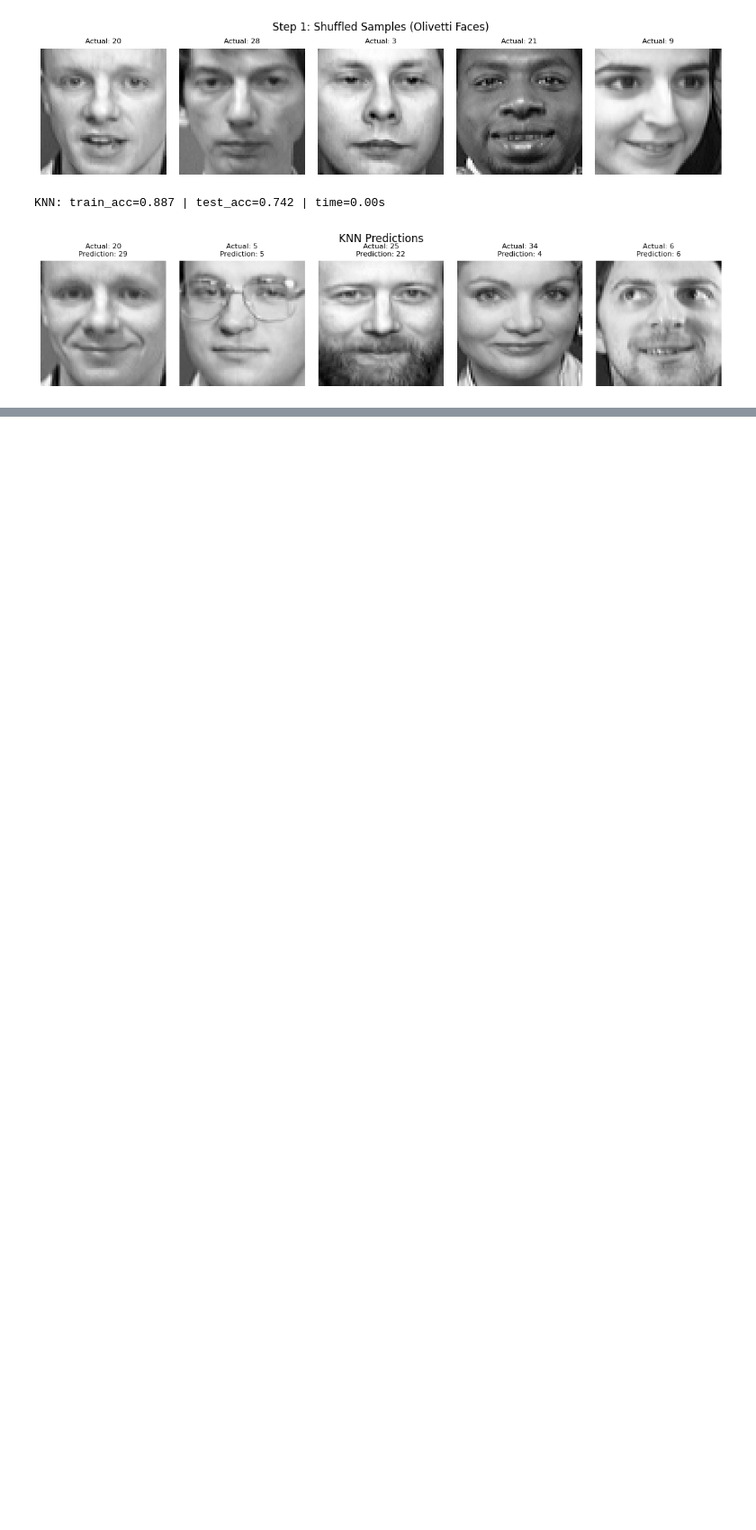
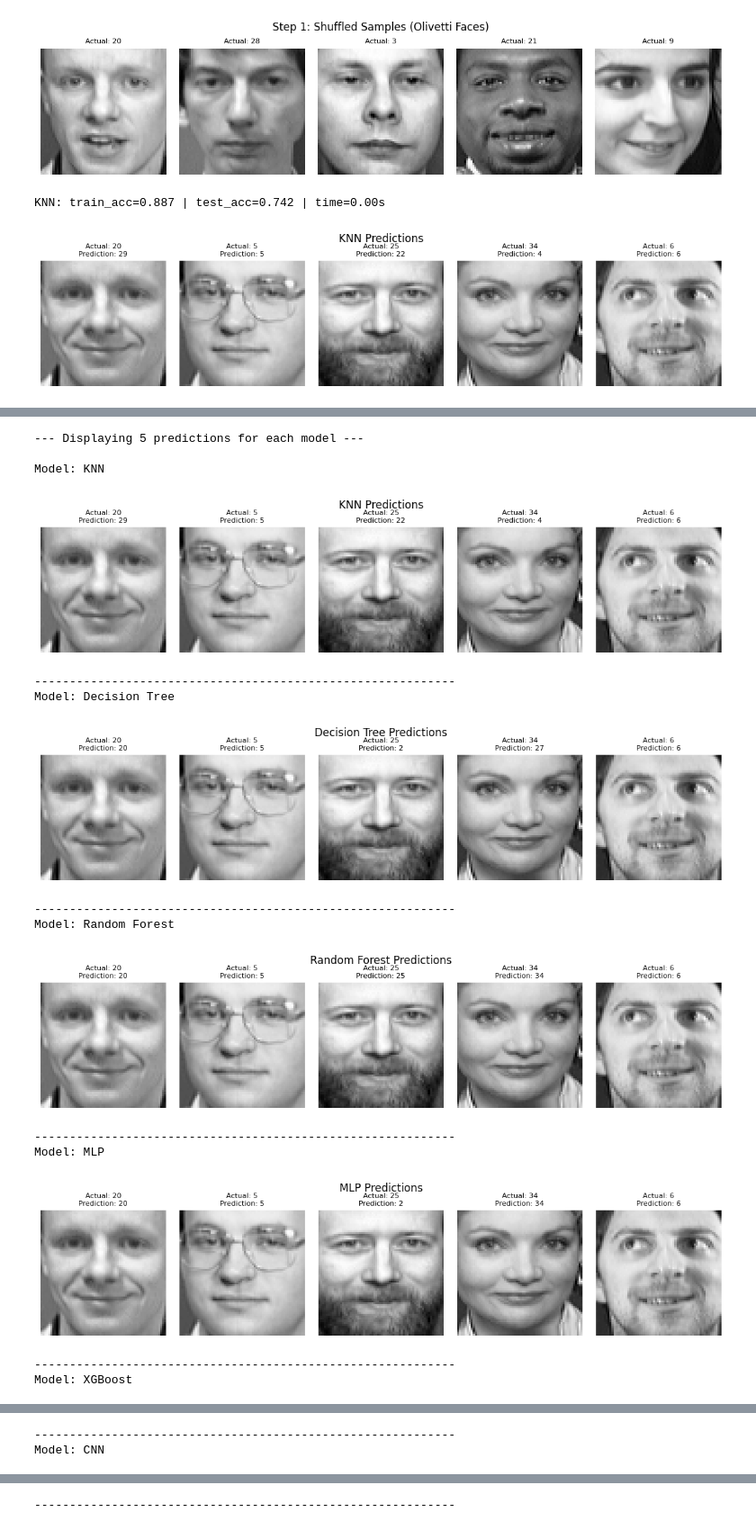
Before and after one commit to CS42org/ML-Models-Comparison---Speed-Accuracy, a Jupyter notebook: ML models comparsion_v2.ipynb, the cells around one changed output, grey strips where cells are left out. Shown at 90% size. Drawn from its saved outputs; the diff is of its cells as text; code cells hidden in the pictures; blank space fills up the shorter version.

```diff
--- a/ML models comparsion_v2.ipynb
+++ b/ML models comparsion_v2.ipynb
@@ -177,0 +303,50 @@ interact(
+# %%
+# STEP 5: Static Model Showcase (No Widgets Required)
+
+def showcase_all_models(n_images=5):
+    # Safety Check
+    if not MODEL_REGISTRY:
+        print("⚠️ No models found! Please run Step 4.x cells first.")
+        return
+
+    print(f"--- Displaying {n_images} predictions for each model ---\n")
+
+    for model_name, entry in MODEL_REGISTRY.items():
+        try:
+            kind = entry["kind"]
+            # Retrieve test data
+            Ximg, Xte, yte = TEST_CACHE[kind]
+
+            # Predict
+            if model_name == "CNN":
+                y_pred = np.argmax(entry["model"].predict(Xte[:n_images], verbose=0), axis=1)
+            else:
+                y_pred = entry["model"].predict(Xte[:n_images])
+
+            # Show
+            print(f"Model: {model_name}")
+            show_images(Ximg[:n_images], yte[:n_images], y_pred[:n_images],
+                        title=f"{model_name} Predictions")
+            print("-" * 60) # Separator line
+
+        except Exception as e:
+            print(f"Could not generate preview for {model_name}: {e}")
+
+# Run the showcase
+showcase_all_models(n_images=5)
+# %% [output]
+--- Displaying 5 predictions for each model ---
+
+Model: KNN
+[figure, added]
+------------------------------------------------------------
+Model: Decision Tree
+[figure, added]
+------------------------------------------------------------
+Model: Random Forest
+[figure, added]
+------------------------------------------------------------
+Model: MLP
+[figure, added]
+------------------------------------------------------------
+Model: XGBoost
@@ -177,0 +354,2 @@ interact(
+------------------------------------------------------------
+Model: CNN
@@ -177,0 +357 @@ interact(
+------------------------------------------------------------
```
Also changed, not shown: parts of 11 cells of this notebook.
